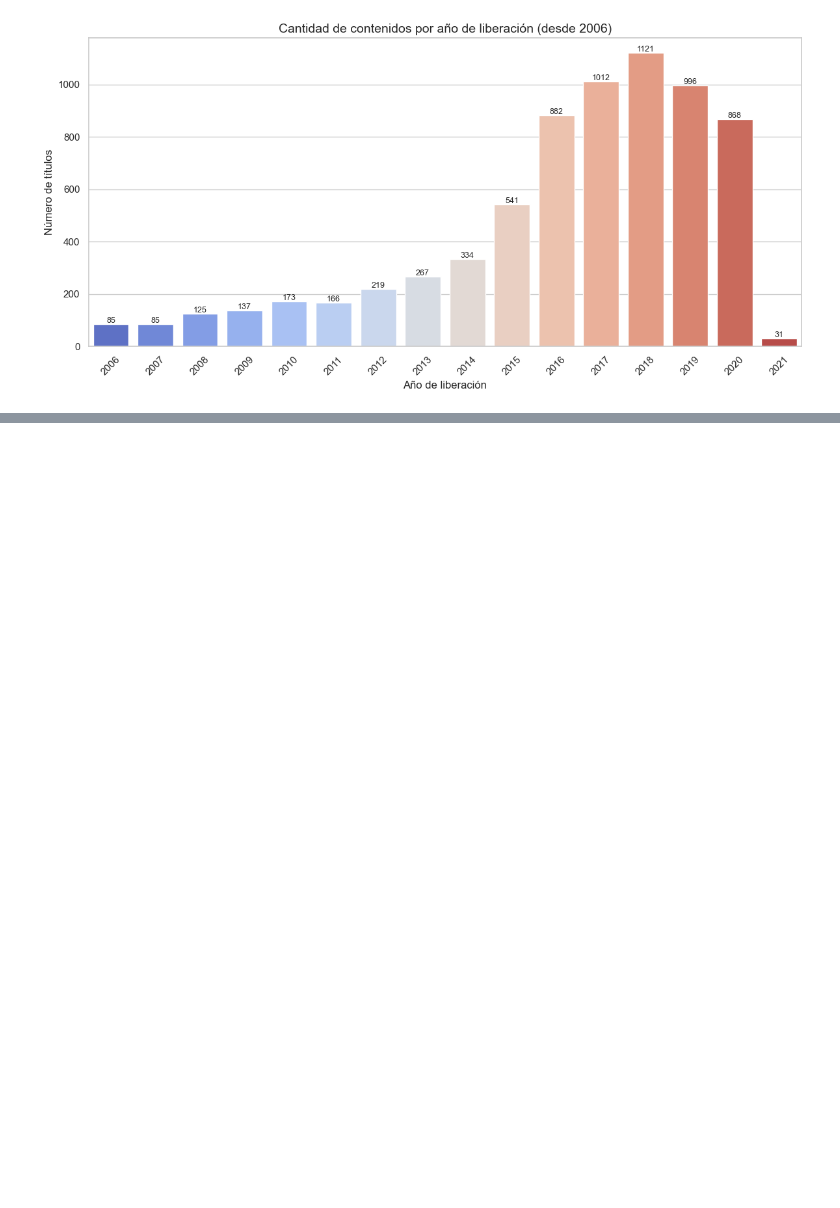
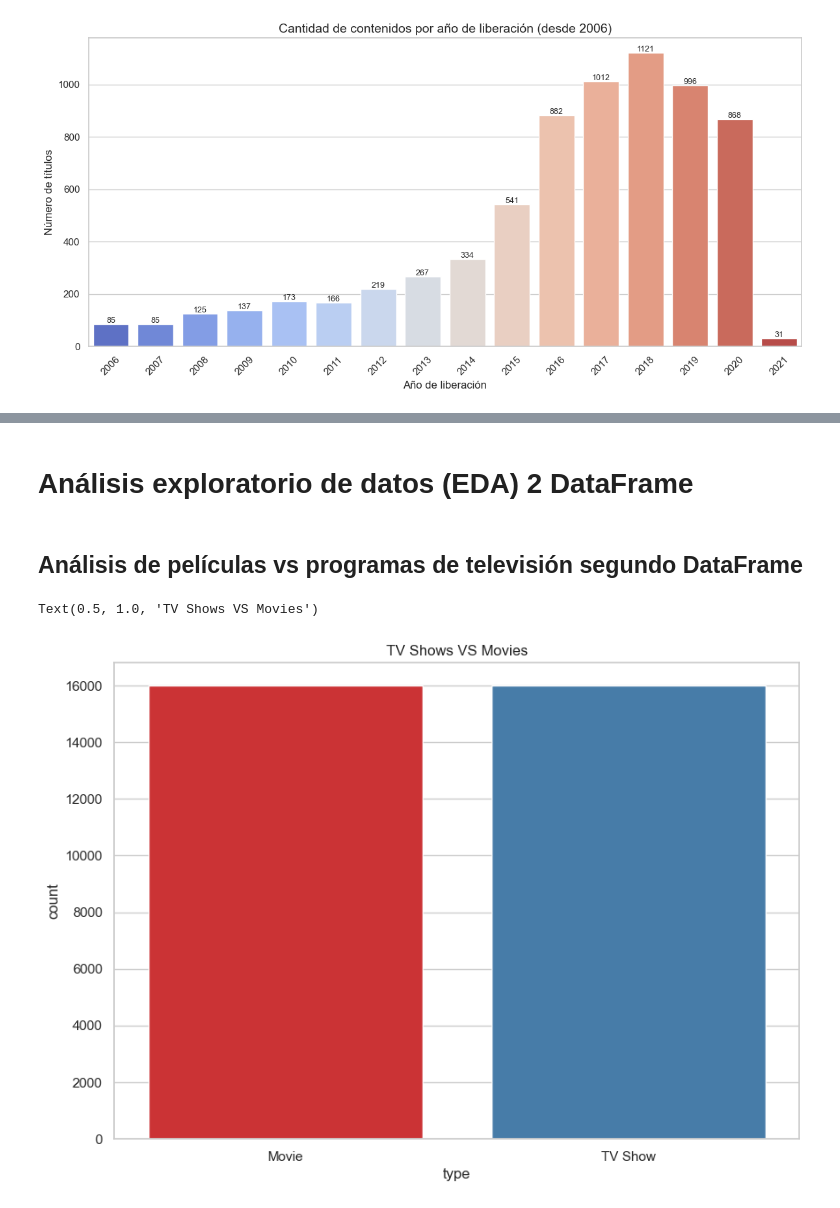
Before and after one commit to Dulce990/Practica09_ECBD_220262, a Jupyter notebook: Untitled.ipynb, the cells around one changed output, grey strips where cells are left out. Cells and saved outputs as stored; diff of their text form; code cells hidden in the pictures; blank space fills up the shorter version.

```diff
--- a/Untitled.ipynb
+++ b/Untitled.ipynb
@@ -615,0 +618,10 @@ plt.show()
+# %%
+# Leer ambos archivos CSV
+movies_df = pd.read_csv("netflix_movies_detailed_up_to_2025.csv")
+tv_shows_df = pd.read_csv("netflix_tv_shows_detailed_up_to_2025.csv")
+
+# Concatenar ambos DataFrames
+netflix_dataset2c = pd.concat([movies_df, tv_shows_df], ignore_index=True)
+
+# Ver las primeras filas del dataset combinado
+netflix_dataset2c.head()
@@ -615,0 +707,15 @@ plt.show()
+# %% [markdown]
+# Análisis exploratorio de datos (EDA) 2 DataFrame
+# %% [markdown]
+## Análisis de películas vs programas de televisión segundo DataFrame
+# %%
+netflix_shows2=netflix_dataset2c[netflix_dataset2c['type']=='TV Show']
+netflix_movies2=netflix_dataset2c[netflix_dataset2c['type']=='Movie']
+
+plt.figure(figsize=(10,7))
+sns.set(style="whitegrid")
+ax = sns.countplot(x="type", data=netflix_dataset2c, palette="Set1")
+ax.set_title("TV Shows VS Movies")
+# %% [output]
+Text(0.5, 1.0, 'TV Shows VS Movies')
+[figure, added]
```
Also changed, not shown: parts of 9 cells of this notebook, 6 other files.
